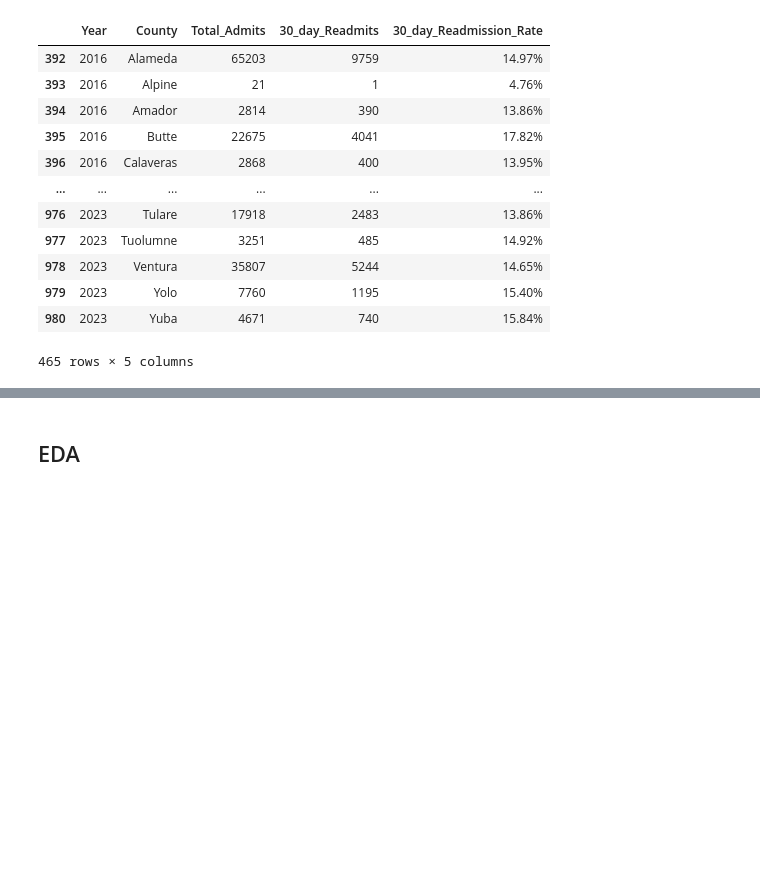
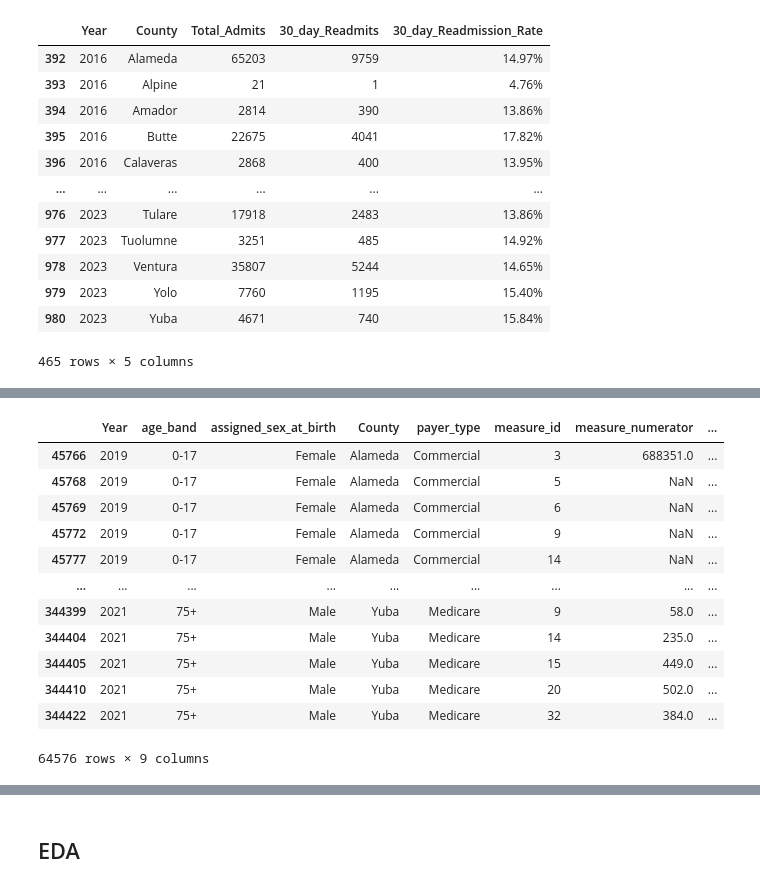
Before and after one commit to yoykyL/CPSC368_Research, a Jupyter notebook: DataCleaning_EDA.ipynb, the cells around one changed output, grey strips where cells are left out. Cells and saved outputs as stored; diff of their text form; code cells hidden in the pictures; blank space fills up the shorter version.

```diff
--- a/DataCleaning_EDA.ipynb
+++ b/DataCleaning_EDA.ipynb
@@ -124,0 +288,17 @@ cleaned_primary.to_csv('data/cleaned_data/primary.csv', index=False)
+# %%
+measures = measures[measures["measure_id"].isin([3, 5, 6, 9, 14, 15, 20, 32])]
+measures
+# %% [output]
+|  | Year | age_band | assigned_sex_at_birth | County | payer_type | measure_id | measure_numerator | ... |
+| 45766 | 2019 | 0-17 | Female | Alameda | Commercial | 3 | 688351.0 | ... |
+| 45768 | 2019 | 0-17 | Female | Alameda | Commercial | 5 | NaN | ... |
+| 45769 | 2019 | 0-17 | Female | Alameda | Commercial | 6 | NaN | ... |
+| 45772 | 2019 | 0-17 | Female | Alameda | Commercial | 9 | NaN | ... |
+| 45777 | 2019 | 0-17 | Female | Alameda | Commercial | 14 | NaN | ... |
+| ... | ... | ... | ... | ... | ... | ... | ... | ... |
+| 344399 | 2021 | 75+ | Male | Yuba | Medicare | 9 | 58.0 | ... |
+| 344404 | 2021 | 75+ | Male | Yuba | Medicare | 14 | 235.0 | ... |
+| 344405 | 2021 | 75+ | Male | Yuba | Medicare | 15 | 449.0 | ... |
+| 344410 | 2021 | 75+ | Male | Yuba | Medicare | 20 | 502.0 | ... |
+| 344422 | 2021 | 75+ | Male | Yuba | Medicare | 32 | 384.0 | ... |
+64576 rows × 9 columns
```
Also changed, not shown: parts of 33 cells of this notebook, 2 other files.
